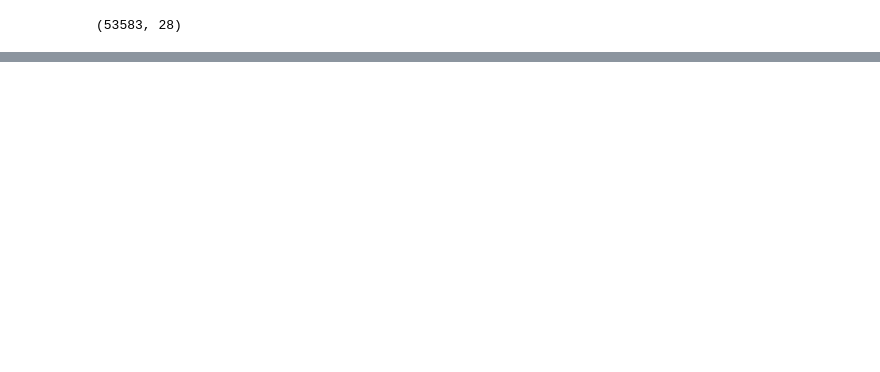
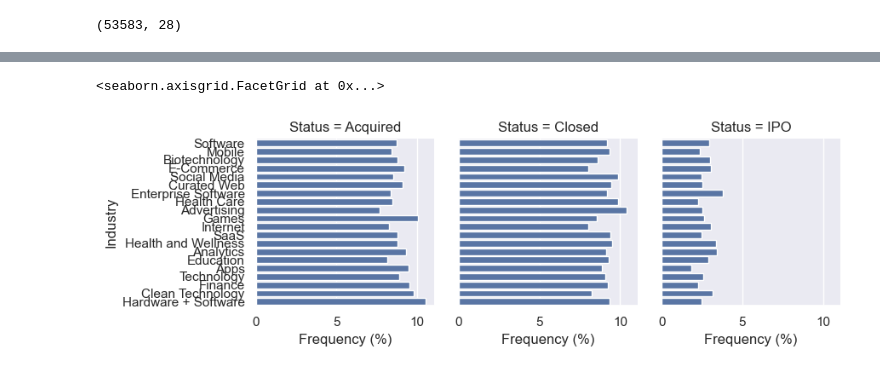
Before and after one commit to Bryce-Ferraro/Python-Project, a Jupyter notebook: Python Project - Research Question 3.ipynb, the cells around one changed output, grey strips where cells are left out. Cells and saved outputs as stored; diff of their text form; code cells hidden in the pictures; blank space fills up the shorter version.

```diff
--- a/Python Project - Research Question 3.ipynb
+++ b/Python Project - Research Question 3.ipynb
@@ -185,3 +185,20 @@ startup_df_categories.head()
 | 2 | /organization/-qounter | :Qounter | http://www.qounter.com | 700000.0 | Operating | USA | DE | DE - Other | ... |
 | 3 | /organization/-qounter | :Qounter | http://www.qounter.com | 700000.0 | Operating | USA | DE | DE - Other | ... |
 | 4 | /organization/-the-one-of-them-inc- | (THE) ONE of THEM,Inc. | http://oneofthem.jp | 3406878.0 | Operating | NaN | NaN | NaN | ... |
+# %%
+# Frequency of each status for all companies
+sns.set_theme(style="darkgrid")
+
+
+status_group = startup_df.groupby('status')[['permalink']].count().reset_index().assign(total = 53583)
+status_group = status_group.assign(status_percentage = (status_group['permalink'] / status_group['total']) * 100)
+status_group
+
+ax = sns.barplot(data = status_group, x = 'status',  y = 'status_percentage')
+for i in ax.containers:
+    ax.bar_label(i,)
+
+
+plt.xlabel("Status")
+#Frequency plt.ylabel("Frequency")
+plt.title("Frequency of each Status within Startups")
@@ -187,0 +208,35 @@ startup_df_categories.head()
+# %%
+#Frequency of each Status for Top 20 Industries with the Greatest Number of Startups
+
+sns.set_theme(style="darkgrid")
+
+startup_df_categories_pivot = startup_df_categories.loc[:,['permalink','status','category_list']]\
+    .groupby(['category_list', 'status']).count().reset_index()\
+    .pivot_table(fill_value = 0, index = 'category_list',columns = 'status', values = 'permalink')\
+
+
+
+startup_df_categories_pivot['total'] = startup_df_categories_pivot['Acquired'] + startup_df_categories_pivot['Closed'] + startup_df_categories_pivot['IPO'] + startup_df_categories_pivot['Operating']
+
+startup_df_categories_pivot['Acquired_frequency'] = (startup_df_categories_pivot['Acquired'] / startup_df_categories_pivot['total']) * 100
+startup_df_categories_pivot['Closed_frequency'] = (startup_df_categories_pivot['Closed'] / startup_df_categories_pivot['total']) * 100
+startup_df_categories_pivot['IPO_frequency'] = (startup_df_categories_pivot['IPO'] / startup_df_categories_pivot['total']) * 100
+startup_df_categories_pivot['Operating_frequency'] = (startup_df_categories_pivot['Operating'] / startup_df_categories_pivot['total']) * 100
+
+top_20_startup_categories = startup_df_categories_pivot.sort_values(by = 'total', ascending = False).head(20).reset_index()
+
+top_20_startup_categories_stacked = top_20_startup_categories.melt(id_vars = 'category_list', value_vars = ['Acquired_frequency','Closed_frequency','IPO_frequency','Operating_frequency'])
+
+top_20_startup_categories_stacked_subset = top_20_startup_categories_stacked.loc[top_20_startup_categories_stacked['status'] != 'Operating_frequency',:].rename(columns = {'category_list': 'Industry', 'status': 'Status', 'value': 'Frequency (%)'})
+top_20_startup_categories_stacked_subset['Status']= top_20_startup_categories_stacked_subset['Status'].str.replace('_frequency','')
+
+
+g = sns.FacetGrid(top_20_startup_categories_stacked_subset, col="Status",palette="Set3")
+g.map(sns.barplot,'Frequency (%)','Industry')
+
+# plt.xlabel("Year")
+# plt.ylabel("Number of Startup Industries")
+# plt.title("Number of Startup Industries over Time")
+# %% [output]
+<seaborn.axisgrid.FacetGrid at 0x...>
+[figure, added]
```
Also changed, not shown: parts of 2 cells of this notebook.
